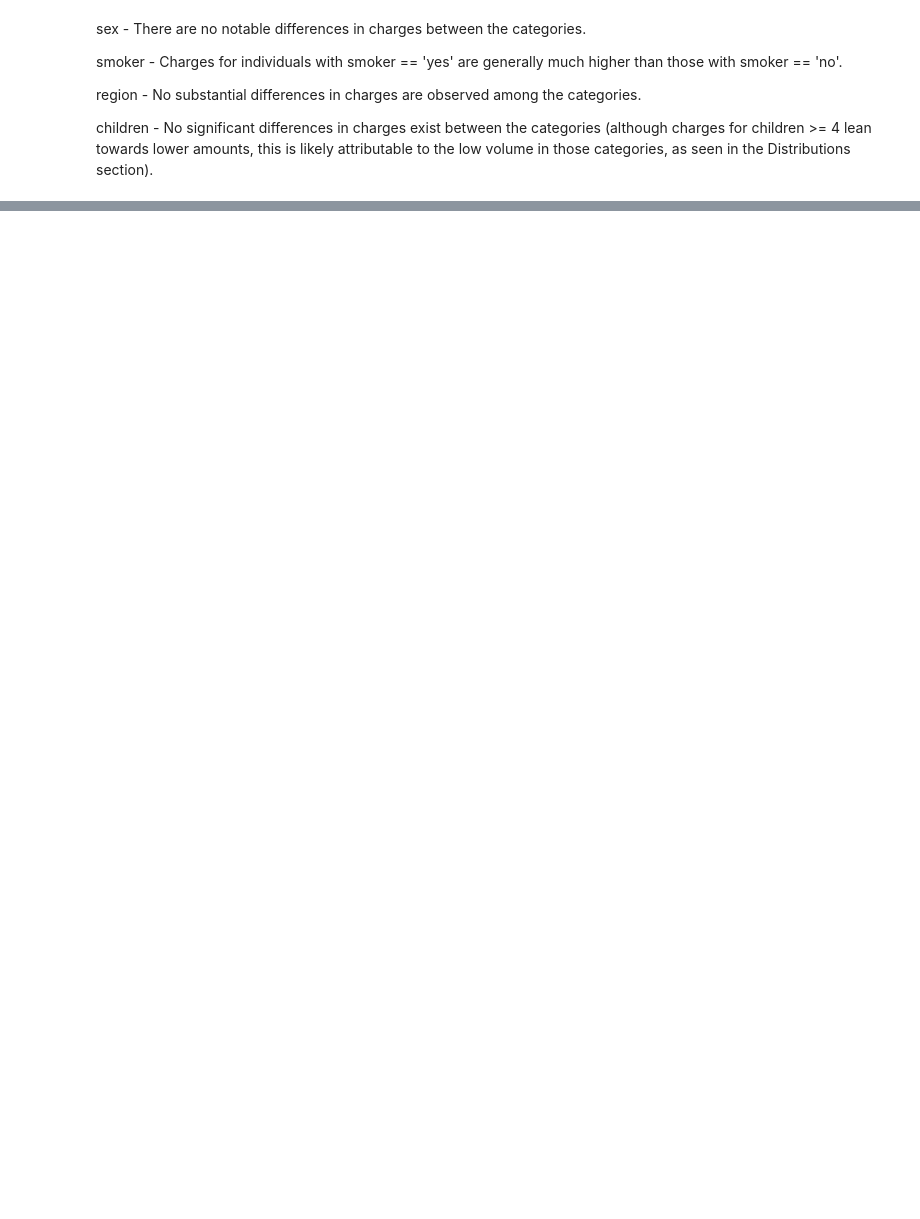
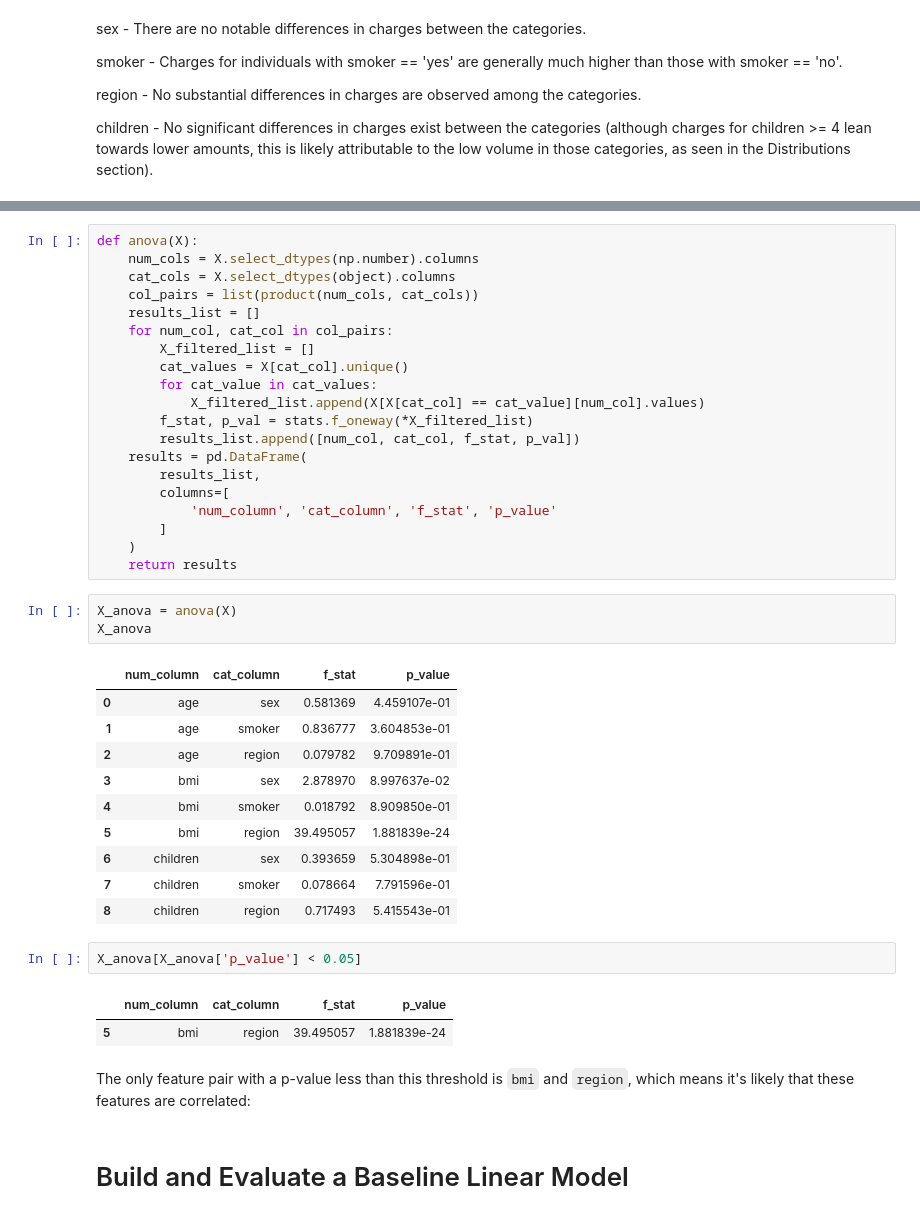
Before and after one commit to ruddysimon/Predictive-Insurance-Premium-Estimation-with-XGBoost, a Jupyter notebook: Insurance_modeling.ipynb, the cells around one changed output, grey strips where cells are left out. Saved outputs shown, nothing was run; the diff lists cells and outputs as text; blank space fills up the shorter version.

```diff
--- a/Insurance_modeling.ipynb
+++ b/Insurance_modeling.ipynb
@@ -272,0 +463,43 @@ children - No significant differences in charges exist between the categories (a
+# %%
+def anova(X):
+    num_cols = X.select_dtypes(np.number).columns
+    cat_cols = X.select_dtypes(object).columns
+    col_pairs = list(product(num_cols, cat_cols))
+    results_list = []
+    for num_col, cat_col in col_pairs:
+        X_filtered_list = []
+        cat_values = X[cat_col].unique()
+        for cat_value in cat_values:
+            X_filtered_list.append(X[X[cat_col] == cat_value][num_col].values)
+        f_stat, p_val = stats.f_oneway(*X_filtered_list)
+        results_list.append([num_col, cat_col, f_stat, p_val])
+    results = pd.DataFrame(
+        results_list,
+        columns=[
+            'num_column', 'cat_column', 'f_stat', 'p_value'
+        ]
+    )
+    return results
+# %%
+X_anova = anova(X)
+X_anova
+# %% [output]
+|  | num_column | cat_column | f_stat | p_value |
+| 0 | age | sex | 0.581369 | 4.459107e-01 |
+| 1 | age | smoker | 0.836777 | 3.604853e-01 |
+| 2 | age | region | 0.079782 | 9.709891e-01 |
+| 3 | bmi | sex | 2.878970 | 8.997637e-02 |
+| 4 | bmi | smoker | 0.018792 | 8.909850e-01 |
+| 5 | bmi | region | 39.495057 | 1.881839e-24 |
+| 6 | children | sex | 0.393659 | 5.304898e-01 |
+| 7 | children | smoker | 0.078664 | 7.791596e-01 |
+| 8 | children | region | 0.717493 | 5.415543e-01 |
+# %%
+X_anova[X_anova['p_value'] < 0.05]
+# %% [output]
+|  | num_column | cat_column | f_stat | p_value |
+| 5 | bmi | region | 39.495057 | 1.881839e-24 |
+# %% [markdown]
+The only feature pair with a p-value less than this threshold is `bmi` and `region`, which means it's likely that these features are correlated:
+# %% [markdown]
+# Build and Evaluate a Baseline Linear Model
```
Also changed, not shown: parts of 21 cells of this notebook.
